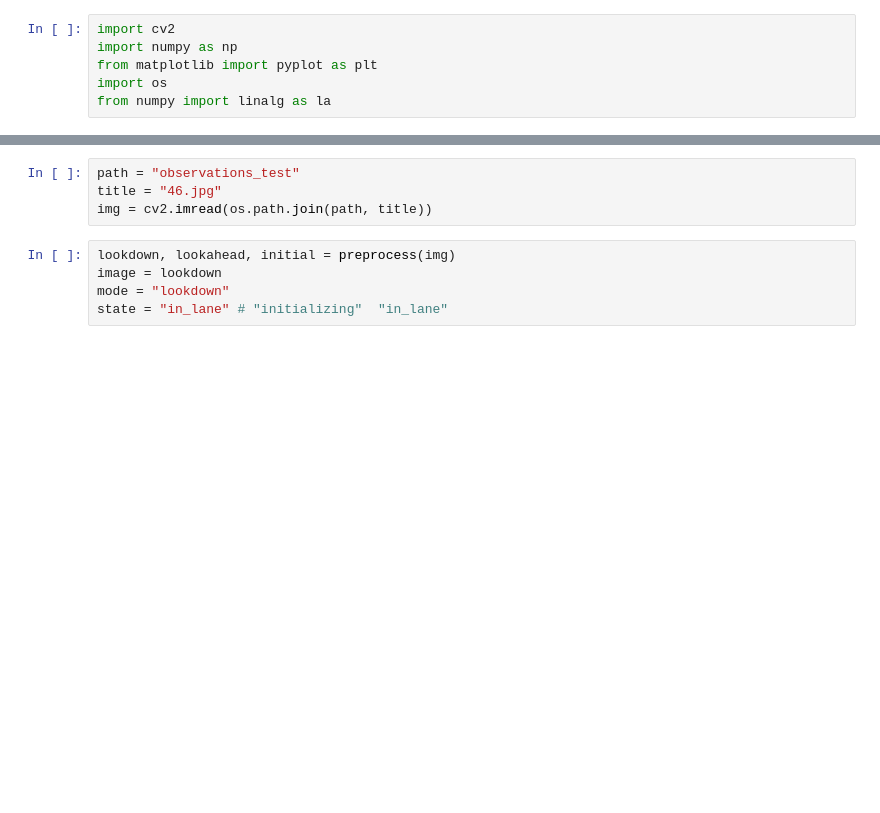
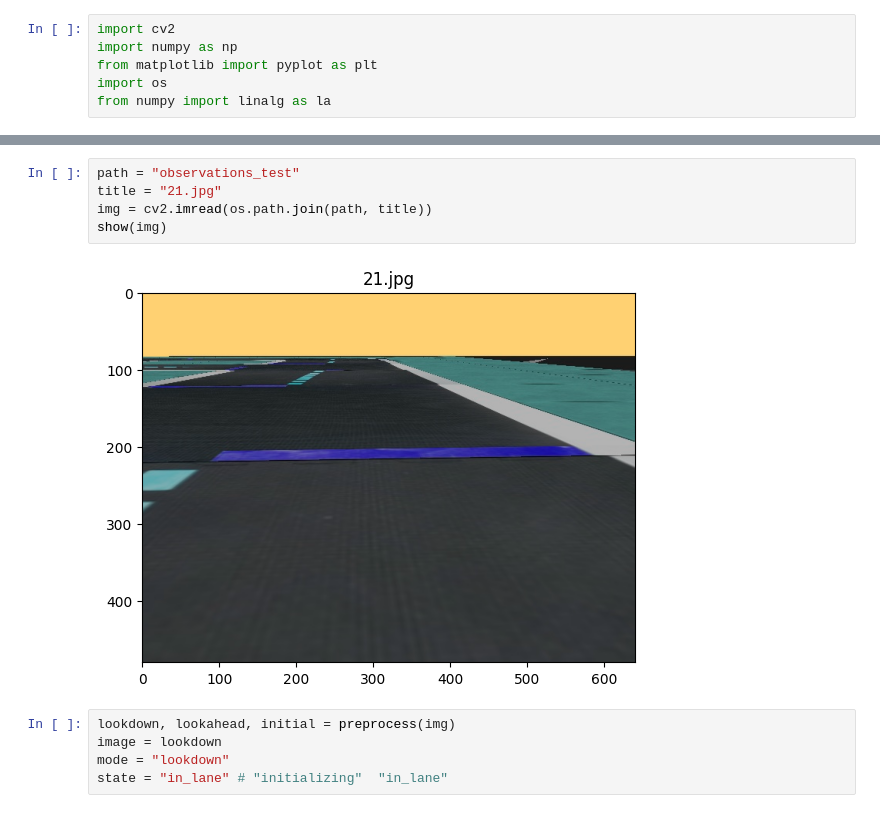
Before and after one commit to adrshsrvstv/CS4278-5478-Project-Materials, a Jupyter notebook: Lane Pose Estimation.ipynb, the cells around one changed output, grey strips where cells are left out. Cells and saved outputs as stored; diff of their text form; blank space fills up the shorter version.

```diff
--- a/Lane Pose Estimation.ipynb
+++ b/Lane Pose Estimation.ipynb
@@ -230,12 +255,15 @@ def filter_outlier_lines(lines):
 # %%
 path = "observations_test"
-title = "46.jpg"
+title = "21.jpg"
 img = cv2.imread(os.path.join(path, title))
+show(img)
+# %% [output]
+[figure, added]
-# %%
-lookdown, lookahead, initial = preprocess(img)
-image = lookdown
-mode = "lookdown"
-state = "in_lane" # "initializing"  "in_lane"
+# %%
+lookdown, lookahead, initial = preprocess(img)
+image = lookdown
+mode = "lookdown"
+state = "in_lane" # "initializing"  "in_lane"
 # %%
 yellow, white, red = get_lane_lines(image, mode)
 print(yellow, white, red)
```
Also changed, not shown: parts of 16 cells of this notebook, 9 other files.
